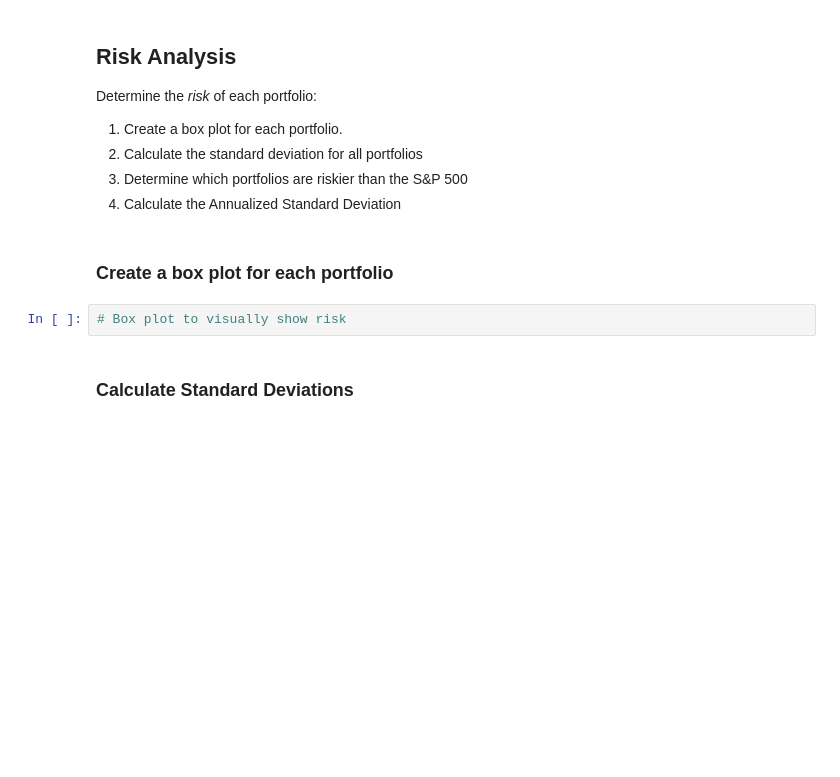
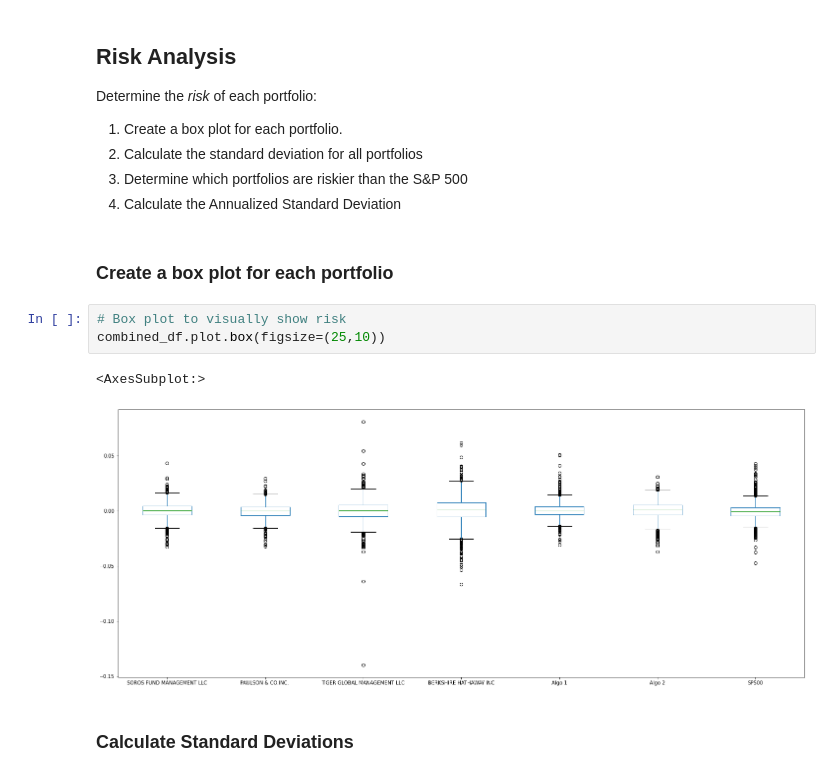
Before and after one commit to crisstelista/FinTech-Bootcamp, a Jupyter notebook: PREWORK_CP/Module-4/Homework/whale_analysis.ipynb, the cells around one changed output. Saved outputs shown, nothing was run; the diff lists cells and outputs as text; blank space fills up the shorter version.

```diff
--- a/PREWORK_CP/Module-4/Homework/whale_analysis.ipynb
+++ b/PREWORK_CP/Module-4/Homework/whale_analysis.ipynb
@@ -216,6 +224,10 @@ Determine the _risk_ of each portfolio:
 ### Create a box plot for each portfolio
 # %%
 # Box plot to visually show risk
+combined_df.plot.box(figsize=(25,10))
+# %% [output]
+<AxesSubplot:>
+[figure, added]
 # %% [markdown]
 ### Calculate Standard Deviations
 # %%
```
Also changed, not shown: parts of 6 cells of this notebook.
